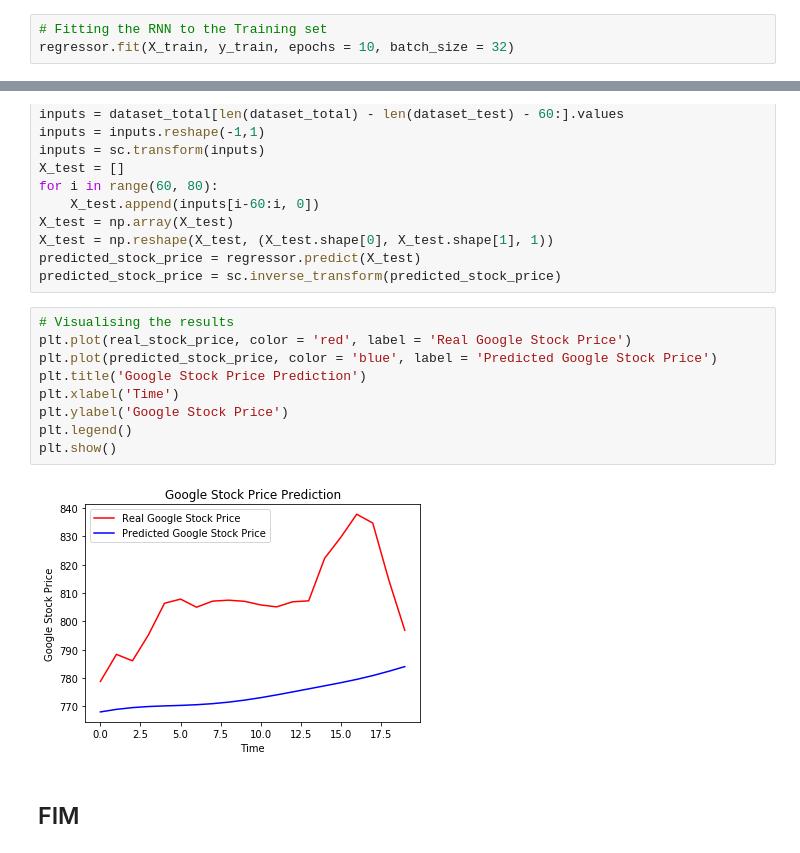
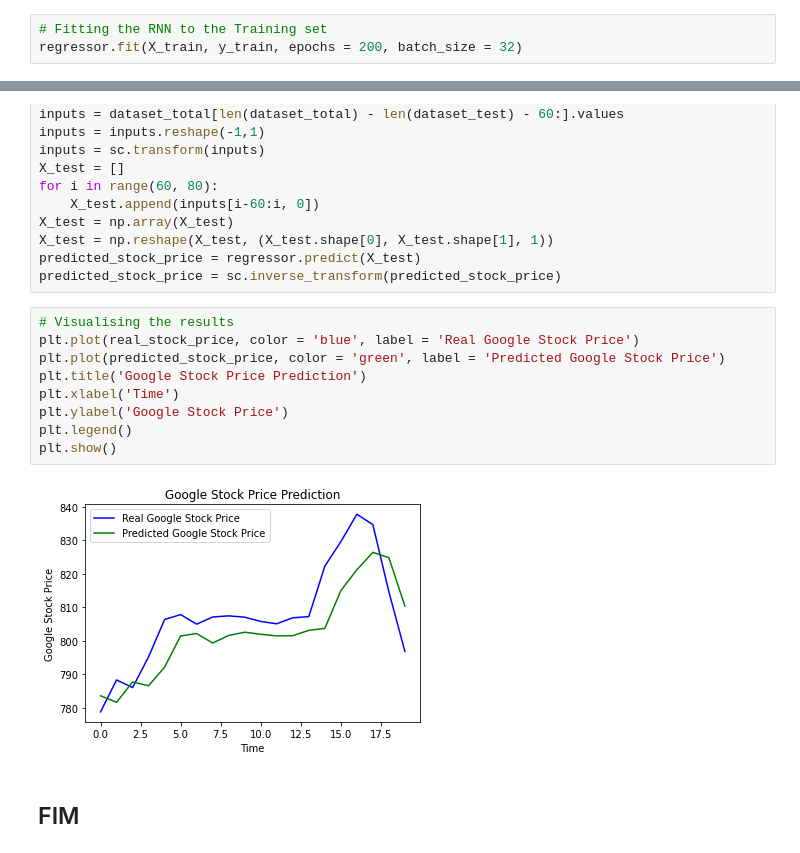
Before and after one commit to deeplearningunb/building-rnn, a Jupyter notebook: RecurrentNeuralNetworks.ipynb, the cells around one changed output, grey strips where cells are left out. Saved outputs shown, nothing was run; the diff lists cells and outputs as text.

Commit message:
Change LSTM and add more Epochs

```diff
--- a/RecurrentNeuralNetworks.ipynb
+++ b/RecurrentNeuralNetworks.ipynb
@@ -92,4 +84,4 @@ Please use `rate` instead of `keep_prob`. Rate should be set to `rate = 1 - keep
 # %%
 # Fitting the RNN to the Training set
-regressor.fit(X_train, y_train, epochs = 10, batch_size = 32)
+regressor.fit(X_train, y_train, epochs = 200, batch_size = 32)
 # %% [output]
@@ -132,14 +124,14 @@ predicted_stock_price = regressor.predict(X_test)
 predicted_stock_price = sc.inverse_transform(predicted_stock_price)
 # %%
 # Visualising the results
-plt.plot(real_stock_price, color = 'red', label = 'Real Google Stock Price')
-plt.plot(predicted_stock_price, color = 'blue', label = 'Predicted Google Stock Price')
+plt.plot(real_stock_price, color = 'blue', label = 'Real Google Stock Price')
+plt.plot(predicted_stock_price, color = 'green', label = 'Predicted Google Stock Price')
 plt.title('Google Stock Price Prediction')
 plt.xlabel('Time')
 plt.ylabel('Google Stock Price')
 plt.legend()
 plt.show()
 # %% [output]
-[figure, old version]
+[figure, new version]
 # %% [markdown]
 ## FIM
```
Also changed, not shown: parts of 2 cells of this notebook.
